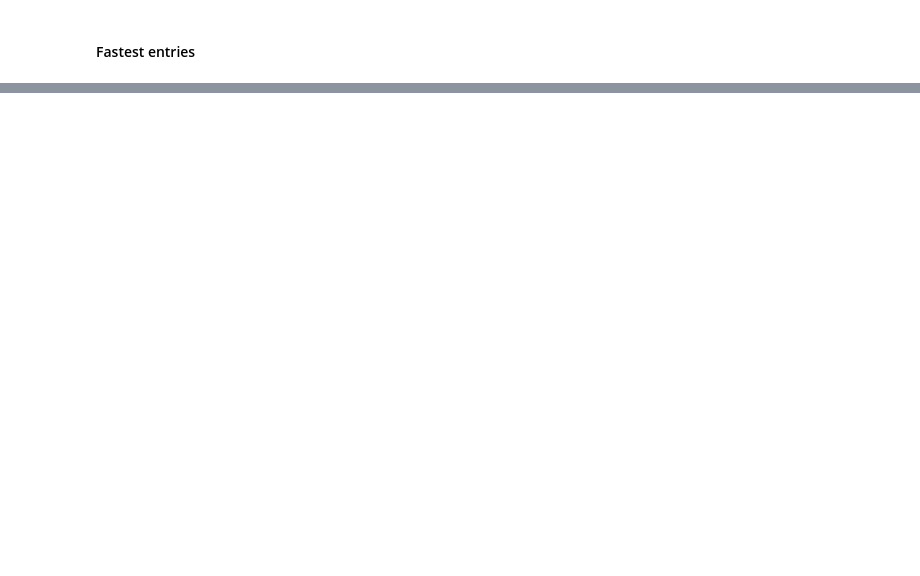
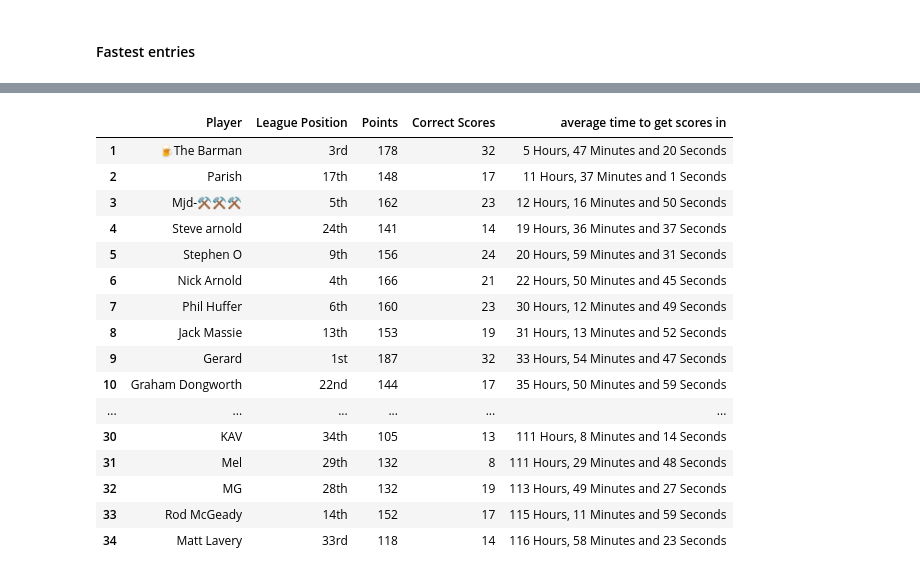
Before and after one commit to Gavin-Persad/predictions_data, a Jupyter notebook: Notebooks/speed_of_predictions.ipynb, the cells around one changed output, grey strips where cells are left out. Saved outputs shown, nothing was run; the diff lists cells and outputs as text; code cells hidden in the pictures; blank space fills up the shorter version.

Commit message:
league places added

```diff
--- a/Notebooks/speed_of_predictions.ipynb
+++ b/Notebooks/speed_of_predictions.ipynb
@@ -132,0 +136,71 @@ display(styled_df)
+# %%
+# Merge in season scores and add league position
+season_scores = pd.read_csv('../CSV/10.02.2026/season_scores_rows.csv')
+
+# Use the latest season from game_weeks
+latest_season_id = game_weeks.sort_values('created_at')['season_id'].iloc[-1]
+season_scores_latest = season_scores[season_scores['season_id'] == latest_season_id]
+
+# Build season stats dataframe
+season_stats = season_scores_latest[[
+    'player_id',
+    'points',
+    'correct_scores'
+]].merge(
+    profiles[['id', 'username']],
+    left_on='player_id',
+    right_on='id',
+    how='left'
+).rename(columns={
+    'username': 'Player',
+    'points': 'Points',
+    'correct_scores': 'Correct Scores'
+})[['Player', 'Points', 'Correct Scores']]
+
+# Calculate league position (sorted by Points desc, then Correct Scores desc)
+season_stats = season_stats.sort_values(['Points', 'Correct Scores'], ascending=[False, False])
+season_stats['rank'] = season_stats[['Points', 'Correct Scores']].apply(tuple, axis=1).rank(method='min', ascending=False).astype(int)
+
+# Format rank as ordinals (1st, 2nd, 3rd, etc.)
+def ordinal(n):
+    if 10 <= n % 100 <= 20:
+        suffix = 'th'
+    else:
+        suffix = {1: 'st', 2: 'nd', 3: 'rd'}.get(n % 10, 'th')
+    return f"{n}{suffix}"
+
+season_stats['League Position'] = season_stats['rank'].apply(ordinal)
+season_stats = season_stats.drop(columns=['rank'])
+
+# Merge with fastest_display
+final_fastest = fastest_display.merge(season_stats, on='Player', how='left')
+final_fastest = final_fastest[['Player', 'League Position', 'Points', 'Correct Scores', 'average time to get scores in']]
+final_fastest.index = range(1, len(final_fastest) + 1)
+
+# Display styled table
+styled_with_stats = final_fastest.style.set_table_styles([
+    {'selector': 'th', 'props': [('background-color', '#4472C4'), ('color', 'white'), ('border', '1px solid black'), ('font-weight', 'bold')]},
+    {'selector': 'td', 'props': [('border', '1px solid black'), ('color', '#1a1a1a'), ('padding', '8px')]},
+    {'selector': 'tr:nth-child(even) td', 'props': [('background-color', '#F2F2F2'), ('color', '#1a1a1a')]},
+    {'selector': 'tr:nth-child(odd) td', 'props': [('background-color', '#FFFFFF'), ('color', '#1a1a1a')]}
+])
+
+display(styled_with_stats)
+# %% [output]
+|  | Player | League Position | Points | Correct Scores | average time to get scores in |
+| 1 | 🍺The Barman | 3rd | 178 | 32 | 5 Hours, 47 Minutes and 20 Seconds |
+| 2 | Parish | 17th | 148 | 17 | 11 Hours, 37 Minutes and 1 Seconds |
+| 3 | Mjd-⚒️⚒️⚒️ | 5th | 162 | 23 | 12 Hours, 16 Minutes and 50 Seconds |
+| 4 | Steve arnold | 24th | 141 | 14 | 19 Hours, 36 Minutes and 37 Seconds |
+| 5 | Stephen O | 9th | 156 | 24 | 20 Hours, 59 Minutes and 31 Seconds |
+| 6 | Nick Arnold | 4th | 166 | 21 | 22 Hours, 50 Minutes and 45 Seconds |
+| 7 | Phil Huffer | 6th | 160 | 23 | 30 Hours, 12 Minutes and 49 Seconds |
+| 8 | Jack Massie | 13th | 153 | 19 | 31 Hours, 13 Minutes and 52 Seconds |
+| 9 | Gerard | 1st | 187 | 32 | 33 Hours, 54 Minutes and 47 Seconds |
+| 10 | Graham Dongworth | 22nd | 144 | 17 | 35 Hours, 50 Minutes and 59 Seconds |
+| ... | ... | ... | ... | ... | ... |
+| 30 | KAV | 34th | 105 | 13 | 111 Hours, 8 Minutes and 14 Seconds |
+| 31 | Mel | 29th | 132 | 8 | 111 Hours, 29 Minutes and 48 Seconds |
+| 32 | MG | 28th | 132 | 19 | 113 Hours, 49 Minutes and 27 Seconds |
+| 33 | Rod McGeady | 14th | 152 | 17 | 115 Hours, 11 Minutes and 59 Seconds |
+| 34 | Matt Lavery | 33rd | 118 | 14 | 116 Hours, 58 Minutes and 23 Seconds |
```
Also changed, not shown: parts of 1 cell of this notebook, 1 other file.
